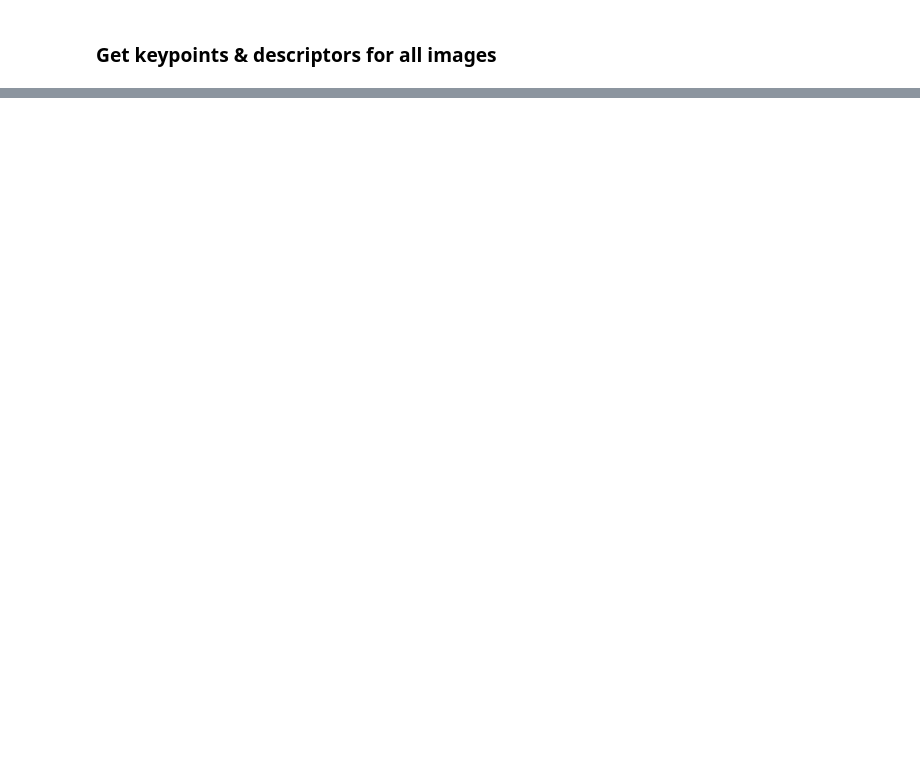
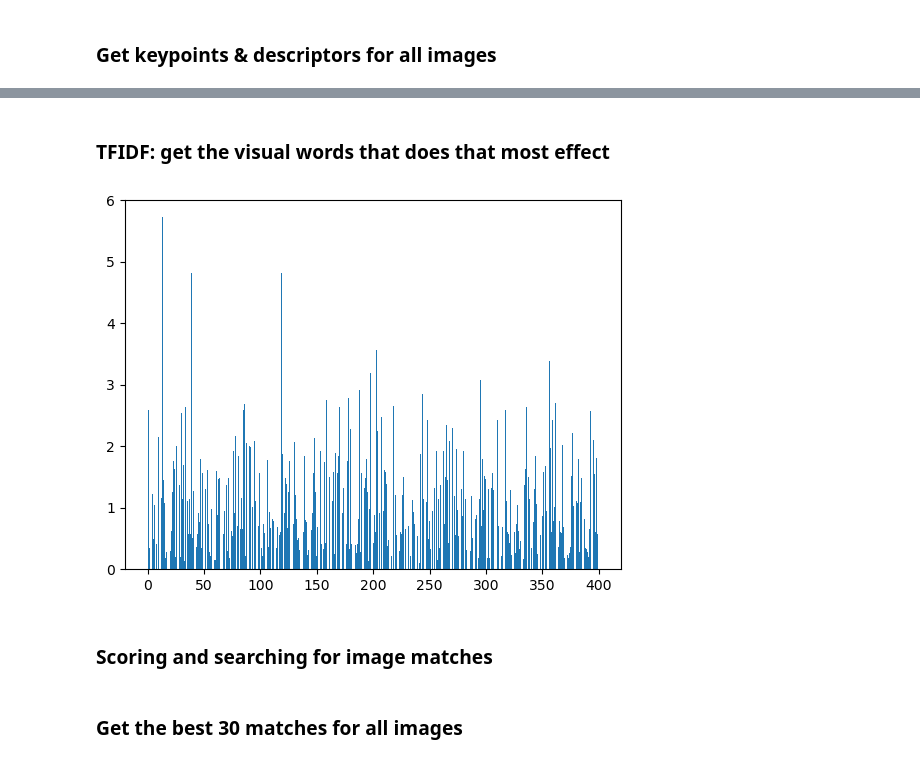
Before and after one commit to ZiadMansourM/photogrammetry, a Jupyter notebook: maged/pipeline.ipynb, the cells around one changed output, grey strips where cells are left out. Cells and saved outputs as stored; diff of their text form; code cells hidden in the pictures; blank space fills up the shorter version.

Commit message:
image matching done

```diff
--- a/maged/pipeline.ipynb
+++ b/maged/pipeline.ipynb
@@ -100,0 +156,3 @@ for i in range(0, len(descriptors)):
+# %%
+import joblib
+clusters, centroids = joblib.load("centroids.pkl")
@@ -100,0 +162,7 @@ for i in range(0, len(descriptors)):
+# %%
+from scipy.cluster.vq import vq
+
+visualWords = []
+for descriptors in Sdescriptors:
+    words, _ = vq(descriptors, centroids)
+    visualWords.append(words)
@@ -100,0 +171,9 @@ for i in range(0, len(descriptors)):
+# %%
+frequency_vectors = []
+for img_words in visualWords:
+    histogram = np.zeros(clusters)
+    for word in img_words:
+        histogram[word] += 1
+    frequency_vectors.append(histogram)
+
+frequency_vectors = np.stack(frequency_vectors)
@@ -100,0 +187,15 @@ for i in range(0, len(descriptors)):
+# %% [markdown]
+### **TFIDF**: get the visual words that does that most effect
+# %%
+n = len(images)
+
+df = np.sum(frequency_vectors > 0, axis = 0)
+idf = np.log(n/df)
+tfidf = frequency_vectors * idf
+# %%
+plt.bar(list(range(clusters)), tfidf[100])
+plt.show()
+# %% [output]
+[figure, added]
+# %% [markdown]
+### Scoring and searching for image matches
@@ -100,0 +218,2 @@ for i in range(0, len(descriptors)):
+# %% [markdown]
+### Get the best 30 matches for all images
```
Also changed, not shown: parts of 33 cells of this notebook, 3 other files.
